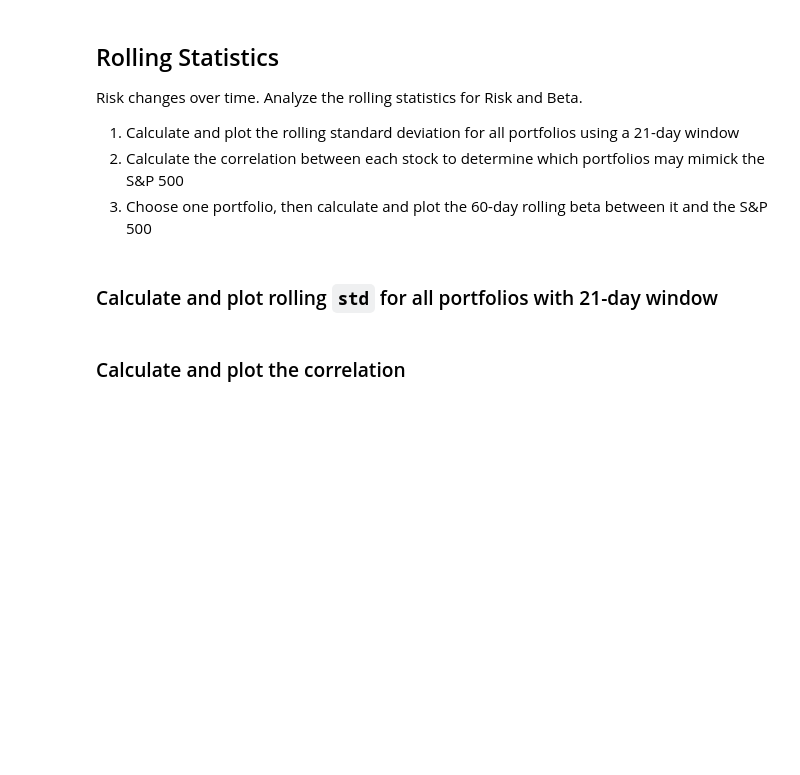
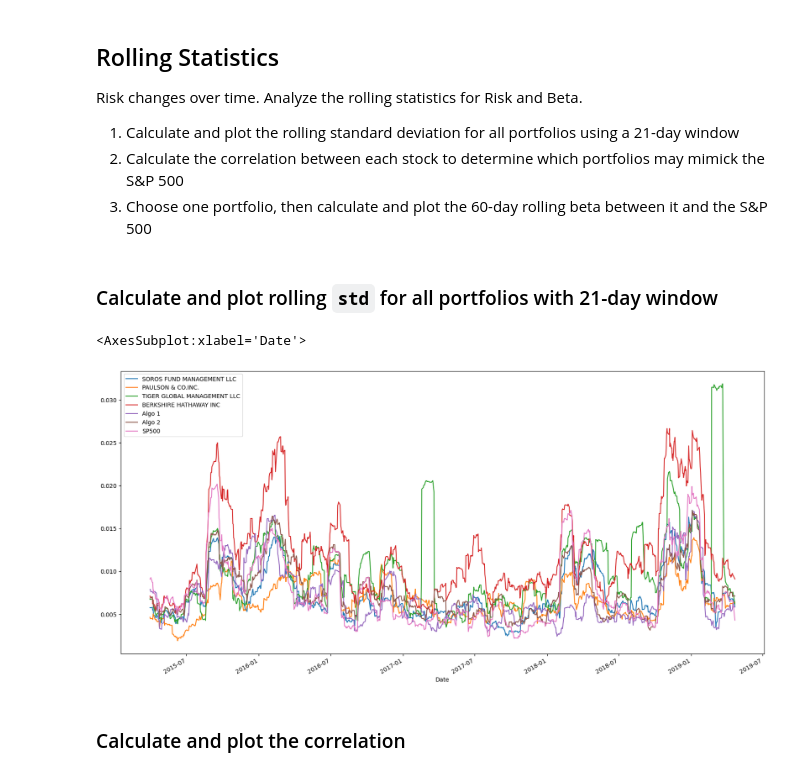
Before and after one commit to LeandroHugo/Analysis-Notebook-M4, a Jupyter notebook: whale_analysis.ipynb, the cells around one changed output. Cells and saved outputs as stored; diff of their text form; code cells hidden in the pictures; blank space fills up the shorter version.

```diff
--- a/whale_analysis.ipynb
+++ b/whale_analysis.ipynb
@@ -186,9 +280,11 @@ Risk changes over time. Analyze the rolling statistics for Risk and Beta.
 # %% [markdown]
 ### Calculate and plot rolling `std` for all portfolios with 21-day window
 # %%
-# Calculate the rolling standard deviation for all portfolios using a 21-day window
-
-# Plot the rolling standard deviation
+# Calculate the rolling standard deviation for all portfolios using a 21-day window // # Plot the rolling standard deviation
+combined_returns.rolling(window=21).std().plot(figsize=(20,10))
+# %% [output]
+<AxesSubplot:xlabel='Date'>
+[figure, added]
 # %% [markdown]
 ### Calculate and plot the correlation
 # %%
```
Also changed, not shown: parts of 16 cells of this notebook.
